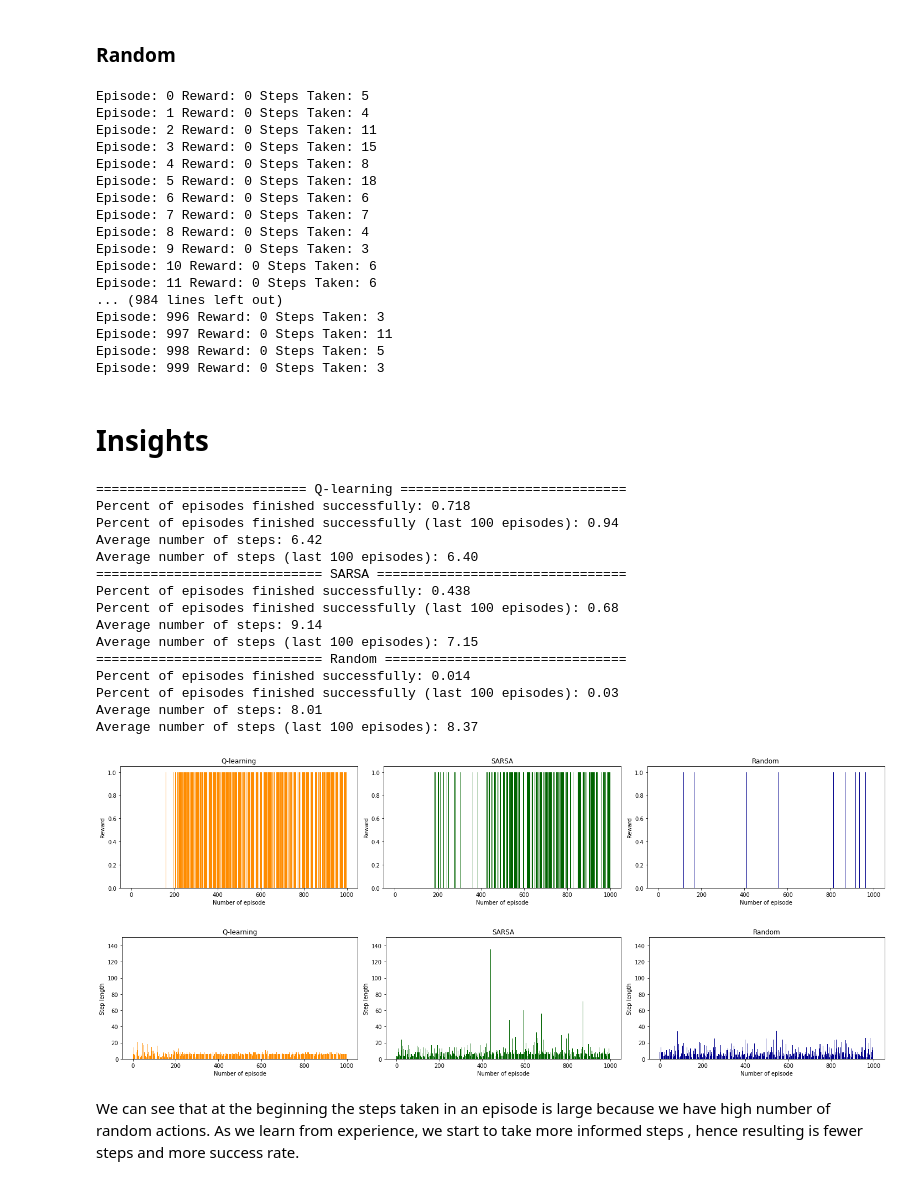
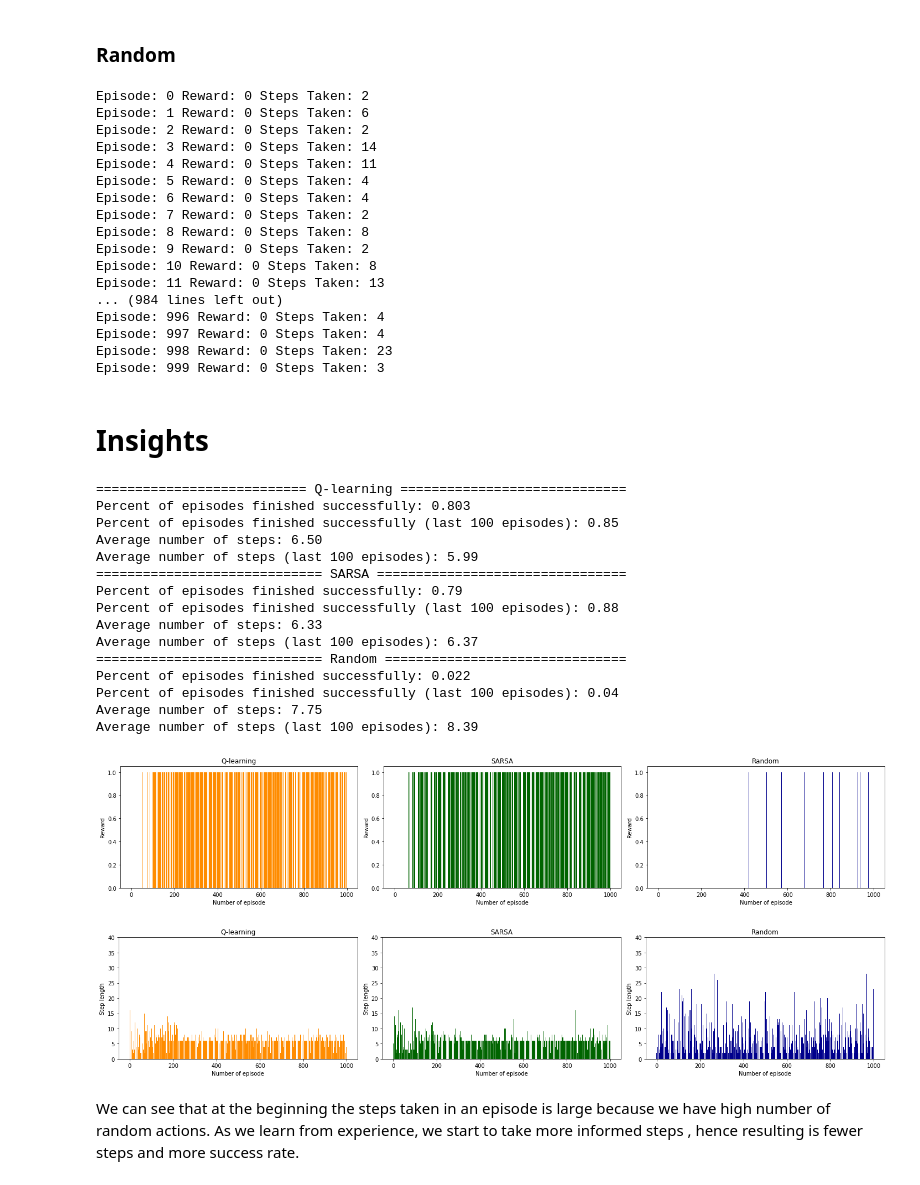
Before and after one commit to SJinji/reinforcement-project, a Jupyter notebook: RL_Project.ipynb, the cells around one changed output. Cells and saved outputs as stored; diff of their text form; code cells hidden in the pictures.

```diff
--- a/RL_Project.ipynb
+++ b/RL_Project.ipynb
@@ -311,7 +311,7 @@ for i_episode in range(num_episodes):
 
         # Filling the Q-Table
         current_q = S_Q[state, action] # get the current Q-value
-        random_values = S_Q[state] + torch.rand(1,number_of_actions) / 1000
+        random_values = S_Q[new_state] + torch.rand(1,number_of_actions) / 1000
         next_action = torch.max(random_values,1)[1][0]
         next_action = next_action.item() # get the action for next state
         next_q = S_Q[new_state, next_action] # get the q-value for next state, next action
@@ -371,22 +371,22 @@ for i_episode in range(num_episodes):
             print('Episode: {} Reward: {} Steps Taken: {}'.format(i_episode,reward, step))
             break
 # %% [output]
-Episode: 0 Reward: 0 Steps Taken: 5
-Episode: 1 Reward: 0 Steps Taken: 4
-Episode: 2 Reward: 0 Steps Taken: 11
-Episode: 3 Reward: 0 Steps Taken: 15
-Episode: 4 Reward: 0 Steps Taken: 8
-Episode: 5 Reward: 0 Steps Taken: 18
-Episode: 6 Reward: 0 Steps Taken: 6
-Episode: 7 Reward: 0 Steps Taken: 7
-Episode: 8 Reward: 0 Steps Taken: 4
-Episode: 9 Reward: 0 Steps Taken: 3
-Episode: 10 Reward: 0 Steps Taken: 6
-Episode: 11 Reward: 0 Steps Taken: 6
+Episode: 0 Reward: 0 Steps Taken: 2
+Episode: 1 Reward: 0 Steps Taken: 6
+Episode: 2 Reward: 0 Steps Taken: 2
+Episode: 3 Reward: 0 Steps Taken: 14
+Episode: 4 Reward: 0 Steps Taken: 11
+Episode: 5 Reward: 0 Steps Taken: 4
+Episode: 6 Reward: 0 Steps Taken: 4
+Episode: 7 Reward: 0 Steps Taken: 2
+Episode: 8 Reward: 0 Steps Taken: 8
+Episode: 9 Reward: 0 Steps Taken: 2
+Episode: 10 Reward: 0 Steps Taken: 8
+Episode: 11 Reward: 0 Steps Taken: 13
 ... (984 lines left out)
-Episode: 996 Reward: 0 Steps Taken: 3
-Episode: 997 Reward: 0 Steps Taken: 11
-Episode: 998 Reward: 0 Steps Taken: 5
+Episode: 996 Reward: 0 Steps Taken: 4
+Episode: 997 Reward: 0 Steps Taken: 4
+Episode: 998 Reward: 0 Steps Taken: 23
 Episode: 999 Reward: 0 Steps Taken: 3
 # %% [markdown]
 # **Insights**
@@ -411,20 +411,20 @@ print("Average number of steps: %.2f" % (sum(R_steps_total)/num_episodes))
 print("Average number of steps (last 100 episodes): %.2f" % (sum(R_steps_total[-100:])/100))
 # %% [output]
 =========================== Q-learning =============================
-Percent of episodes finished successfully: 0.718
-Percent of episodes finished successfully (last 100 episodes): 0.94
-Average number of steps: 6.42
-Average number of steps (last 100 episodes): 6.40
+Percent of episodes finished successfully: 0.803
+Percent of episodes finished successfully (last 100 episodes): 0.85
+Average number of steps: 6.50
+Average number of steps (last 100 episodes): 5.99
 ============================= SARSA ================================
-Percent of episodes finished successfully: 0.438
-Percent of episodes finished successfully (last 100 episodes): 0.68
-Average number of steps: 9.14
-Average number of steps (last 100 episodes): 7.15
+Percent of episodes finished successfully: 0.79
+Percent of episodes finished successfully (last 100 episodes): 0.88
+Average number of steps: 6.33
+Average number of steps (last 100 episodes): 6.37
 ============================= Random ===============================
-Percent of episodes finished successfully: 0.014
-Percent of episodes finished successfully (last 100 episodes): 0.03
-Average number of steps: 8.01
-Average number of steps (last 100 episodes): 8.37
+Percent of episodes finished successfully: 0.022
+Percent of episodes finished successfully (last 100 episodes): 0.04
+Average number of steps: 7.75
+Average number of steps (last 100 episodes): 8.39
 # %%
 # Reward per episode across agents
 fig, axs = plt.subplots(nrows=1, ncols=3, figsize=(20, 4))
@@ -447,34 +447,34 @@ axs[2].set_ylabel('Reward')
 plt.tight_layout()
 plt.show()
 # %% [output]
-[figure, old version]
+[figure, new version]
 # %%
 # Step length across agent
 fig, axs = plt.subplots(nrows=1, ncols=3, figsize=(20, 4))
-y_lim = (0, 150)
+y_lim = (0, max(max(Q_steps_total), max(S_steps_total), max(R_steps_total)) + 1)
 # Plot the first subplot
 axs[0].bar(torch.arange(len(Q_steps_total)), Q_steps_total, color='darkorange')
 axs[0].set_ylim(y_lim)
 axs[0].set_title('Q-learning')
 axs[0].set_xlabel('Number of episode')
 axs[0].set_ylabel('Step length')
 # Plot the second subplot
 axs[1].bar(torch.arange(len(S_steps_total)), S_steps_total, color='darkgreen')
 axs[1].set_ylim(y_lim)
 axs[1].set_title('SARSA')
 axs[1].set_xlabel('Number of episode')
 axs[1].set_ylabel('Step length')
 # Plot the third subplot
 axs[2].bar(torch.arange(len(R_steps_total)), R_steps_total, color='darkblue')
 axs[2].set_ylim(y_lim)
 axs[2].set_title('Random')
 axs[2].set_xlabel('Number of episode')
 axs[2].set_ylabel('Step length')
 # Show the plot
 plt.tight_layout()
 plt.show()
 # %% [output]
-[figure, old version]
+[figure, new version]
 # %% [markdown]
 We can see that at the beginning the steps taken in an episode is large because we have high number of random actions. As we learn from experience, we start to take more informed steps , hence resulting is fewer steps and more success rate.
 # %%
```
Also changed, not shown: parts of 7 cells of this notebook.
